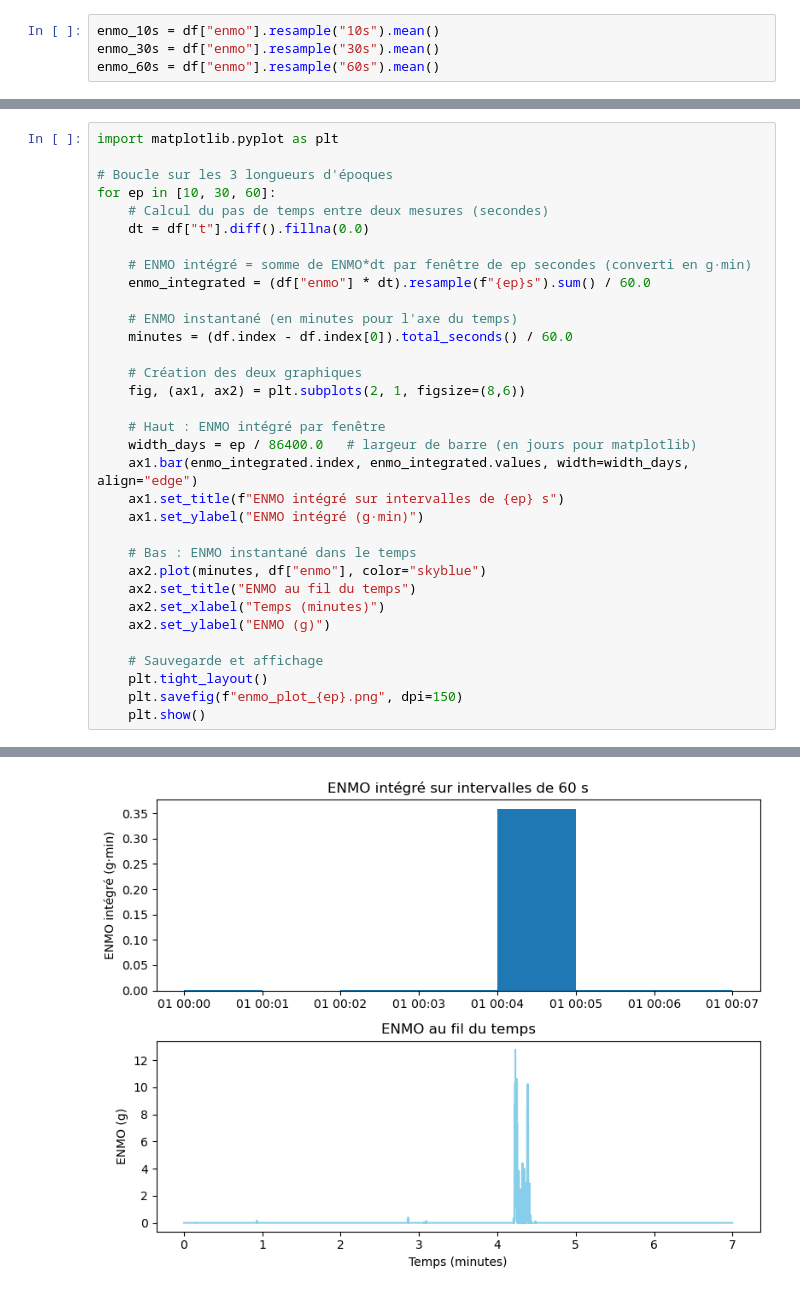
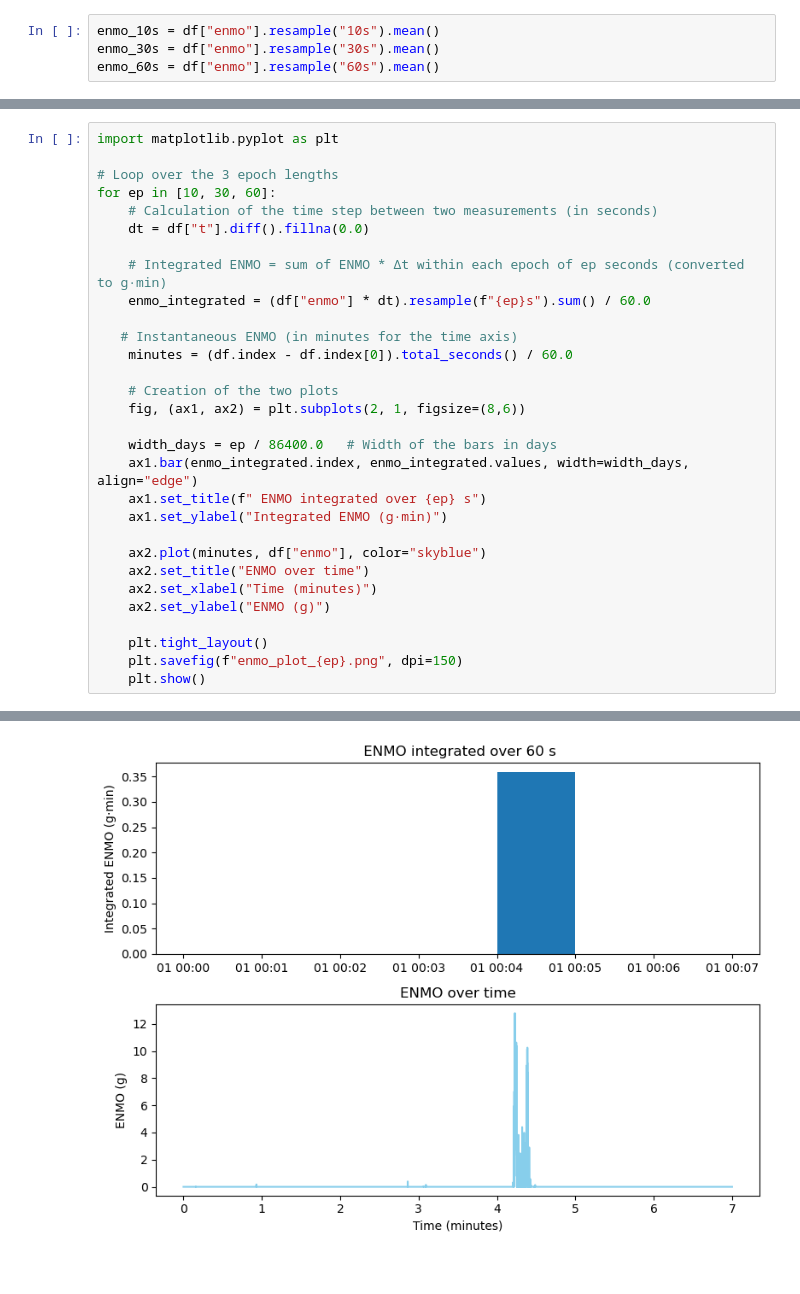
Before and after one commit to alaoui-assia/HAH913E-Physical-activity-00-AlaouiAssia, a Jupyter notebook: main.ipynb, the cells around one changed output, grey strips where cells are left out. Drawn from its saved outputs; the diff is of its cells as text.

```diff
--- a/main.ipynb
+++ b/main.ipynb
@@ -109,33 +110,30 @@ Freq: 60s, Name: enmo, dtype: float64
 # %%
 import matplotlib.pyplot as plt
 
-# Boucle sur les 3 longueurs d'époques
+# Loop over the 3 epoch lengths
 for ep in [10, 30, 60]:
-    # Calcul du pas de temps entre deux mesures (secondes)
+    # Calculation of the time step between two measurements (in seconds)
     dt = df["t"].diff().fillna(0.0)
 
-    # ENMO intégré = somme de ENMO*dt par fenêtre de ep secondes (converti en g·min)
+    # Integrated ENMO = sum of ENMO * Δt within each epoch of ep seconds (converted to g·min)
     enmo_integrated = (df["enmo"] * dt).resample(f"{ep}s").sum() / 60.0
 
-    # ENMO instantané (en minutes pour l'axe du temps)
+   # Instantaneous ENMO (in minutes for the time axis)
     minutes = (df.index - df.index[0]).total_seconds() / 60.0
 
-    # Création des deux graphiques
+    # Creation of the two plots
     fig, (ax1, ax2) = plt.subplots(2, 1, figsize=(8,6))
 
-    # Haut : ENMO intégré par fenêtre
-    width_days = ep / 86400.0   # largeur de barre (en jours pour matplotlib)
+    width_days = ep / 86400.0   # Width of the bars in days
     ax1.bar(enmo_integrated.index, enmo_integrated.values, width=width_days, align="edge")
-    ax1.set_title(f"ENMO intégré sur intervalles de {ep} s")
-    ax1.set_ylabel("ENMO intégré (g·min)")
+    ax1.set_title(f" ENMO integrated over {ep} s")
+    ax1.set_ylabel("Integrated ENMO (g·min)")
 
-    # Bas : ENMO instantané dans le temps
     ax2.plot(minutes, df["enmo"], color="skyblue")
-    ax2.set_title("ENMO au fil du temps")
-    ax2.set_xlabel("Temps (minutes)")
+    ax2.set_title("ENMO over time")
+    ax2.set_xlabel("Time (minutes)")
     ax2.set_ylabel("ENMO (g)")
 
-    # Sauvegarde et affichage
     plt.tight_layout()
     plt.savefig(f"enmo_plot_{ep}.png", dpi=150)
     plt.show()
@@ -145,2 +143,2 @@ for ep in [10, 30, 60]:
-[figure, old version]
+[figure, new version]
 # %% [markdown]
```
Also changed, not shown: parts of 14 cells of this notebook, 4 other files.
